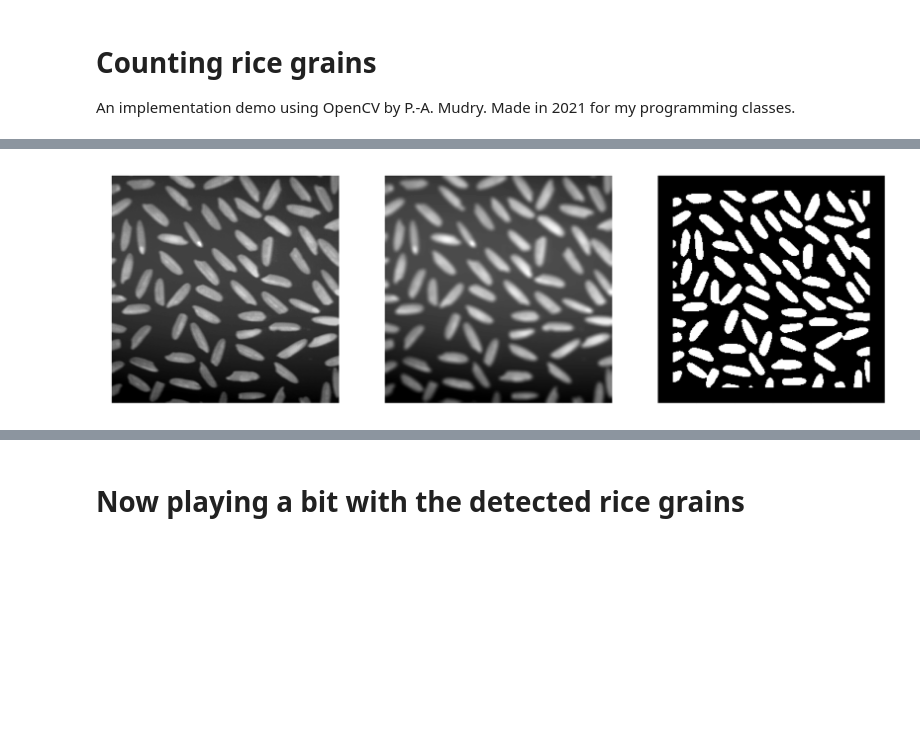
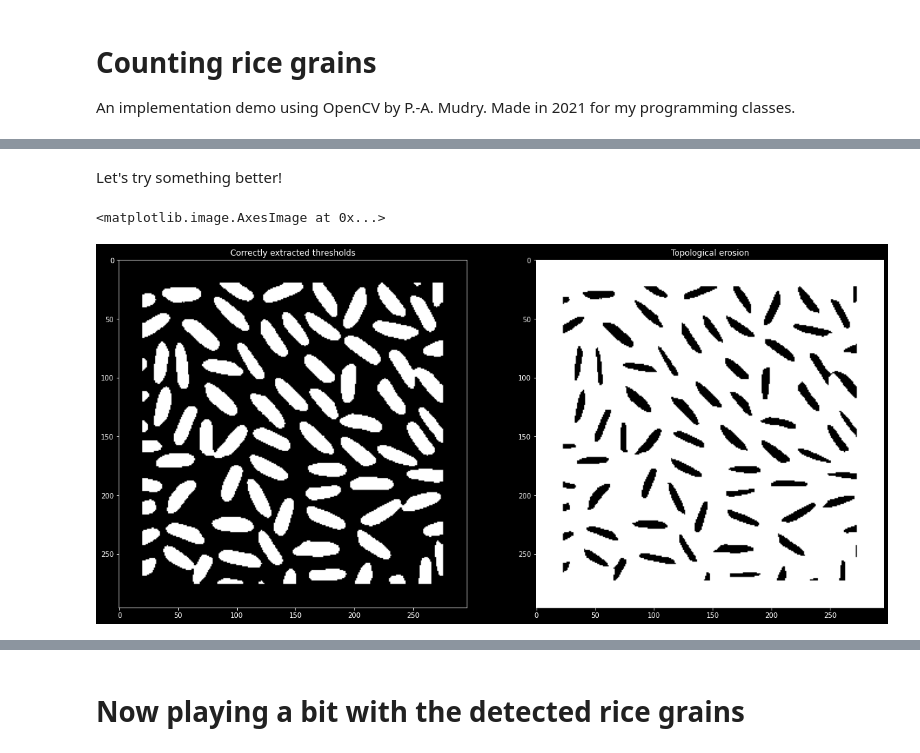
Before and after one commit to pmudry/riceGrainsCounter, a Jupyter notebook: ricecount.ipynb, the cells around one changed output, grey strips where cells are left out. Cells and saved outputs as stored; diff of their text form; code cells hidden in the pictures; blank space fills up the shorter version.

Commit message:
Refactoring code for better readability

```diff
--- a/ricecount.ipynb
+++ b/ricecount.ipynb
@@ -3,0 +6,11 @@ An implementation demo using OpenCV by P.-A. Mudry. Made in 2021 for my programm
+# %%
+import cv2
+import matplotlib.pyplot as plot
+import numpy as np
+
+# Sets a nice dark theme for showing photographs in NB
+def setGraph(sizeX = 15, sizeY = 15):
+    plot.figure(figsize=(sizeX, sizeY))
+    plot.tick_params(axis='both', colors='gray')
+    plot.xlim(0, width), plot.ylim(0, width)
+    plot.style.use('dark_background')
@@ -4,54 +50,29 @@ An implementation demo using OpenCV by P.-A. Mudry. Made in 2021 for my programm
+# %% [markdown]
+Let's try something better!
 # %%
-import cv2
-import matplotlib.pyplot as plot
-import numpy as np
-
-rice_orig = cv2.imread('images/rice2.png')
-rice_orig = cv2.cvtColor(rice_orig, cv2.COLOR_BGR2GRAY)
-width = len(rice_orig[0])
-
-# Add some blur to remove noise
-rice_blur = cv2.convertScaleAbs(rice_orig, alpha=1, beta = 0)
-rice_blur = cv2.GaussianBlur(rice_blur, (5,5), 5)
-
 # Threshold the image using mean thresholding
 rice_ad = cv2.adaptiveThreshold(rice_blur,255,cv2.ADAPTIVE_THRESH_MEAN_C,cv2.THRESH_BINARY, 31, 0)
 
 # We need to add some border around the image to segment it correctly, filled with zeroes
 rice_ad = cv2.copyMakeBorder(rice_ad, top=20, bottom=20, right=20, left=20, borderType=cv2.BORDER_CONSTANT, value=[0])
 
 # Apply some topolgy operators
 kernel = np.ones((3,3), np.uint8)
 rice_dilated = cv2.erode(rice_ad,cv2.getStructuringElement(cv2.MORPH_CROSS,(3,3)), iterations = 3)
-#rice_dilated = cv2.morphologyEx(rice_ad,cv2.MORPH_OPEN, cv2.getStructuringElement(cv2.MORPH_ELLIPSE,(4,4)), iterations = 2)
 
 # Extract borders
 rice = cv2.bitwise_not(rice_dilated)
 
-# Change the color of the ticks
-plot.figure(figsize=(30, 15))
-plot.tick_params(axis='both', colors='gray')
-plot.xlim(0, width), plot.ylim(0, width)
-plot.style.use('dark_background')
+setGraph(20, 12)
 
-nX = 1
-nY = 3
-index = 1
-plot.subplot(nX, nY, index)
-plot.title('Original image')
-plot.imshow(rice_orig, cmap='gray')
-index+=1
-
-plot.subplot(nX, nY ,index)
-plot.title('Blurred and contrast corrected')
-plot.imshow(rice_blur, cmap='gray')
-index+=1
-
-plot.subplot(nX, nY ,index)
-plot.title('Adaptive threshold')
+plot.subplot(1, 2, 1)
+plot.title('Correctly extracted thresholds')
 plot.imshow(rice_ad, cmap='gray')
-index+=1
+plot.subplot(1, 2, 2)
+plot.title('Topological erosion')
+plot.imshow(rice, cmap='gray')
 # %% [output]
+<matplotlib.image.AxesImage at 0x...>
-[figure, old version]
+[figure, new version]
 # %%
 # Make a new plot
```
Also changed, not shown: parts of 6 cells of this notebook.
